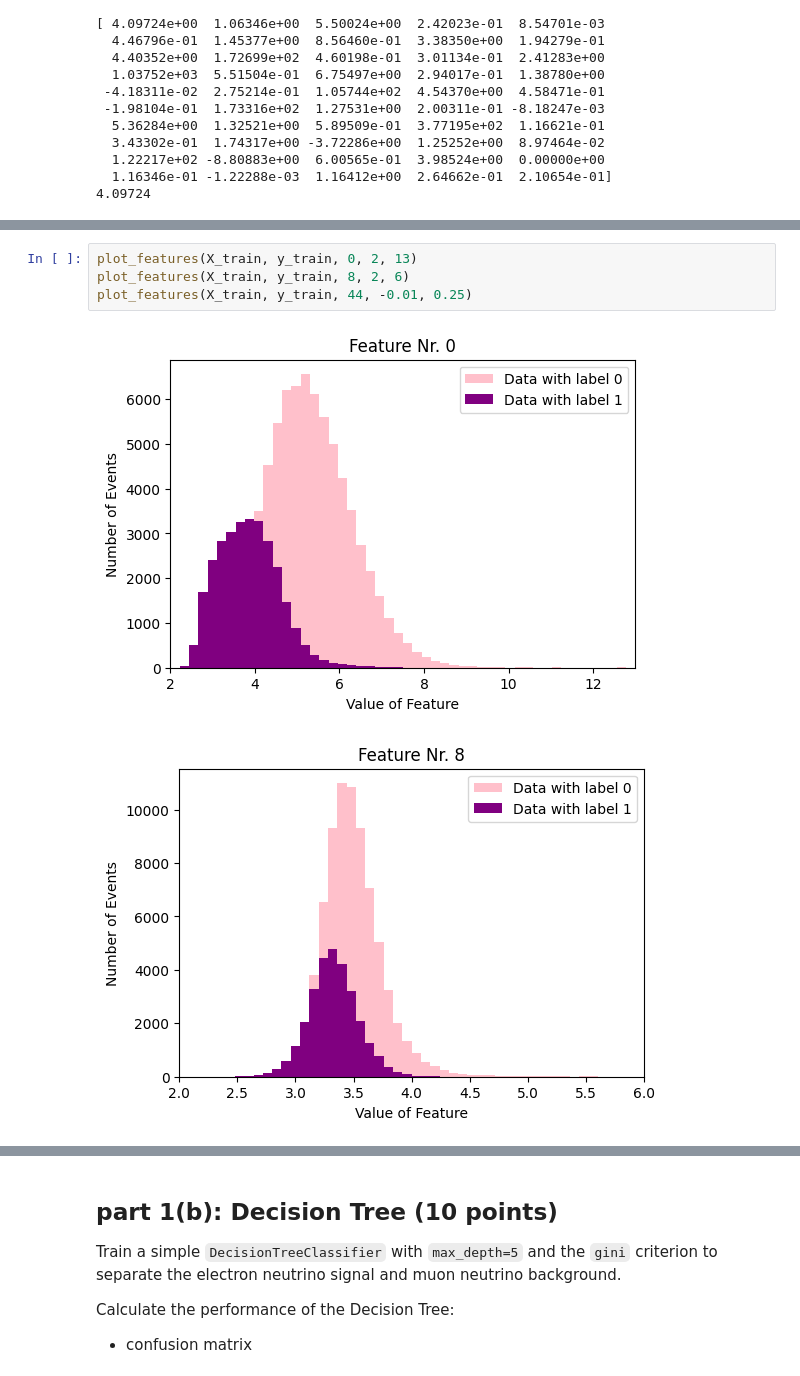
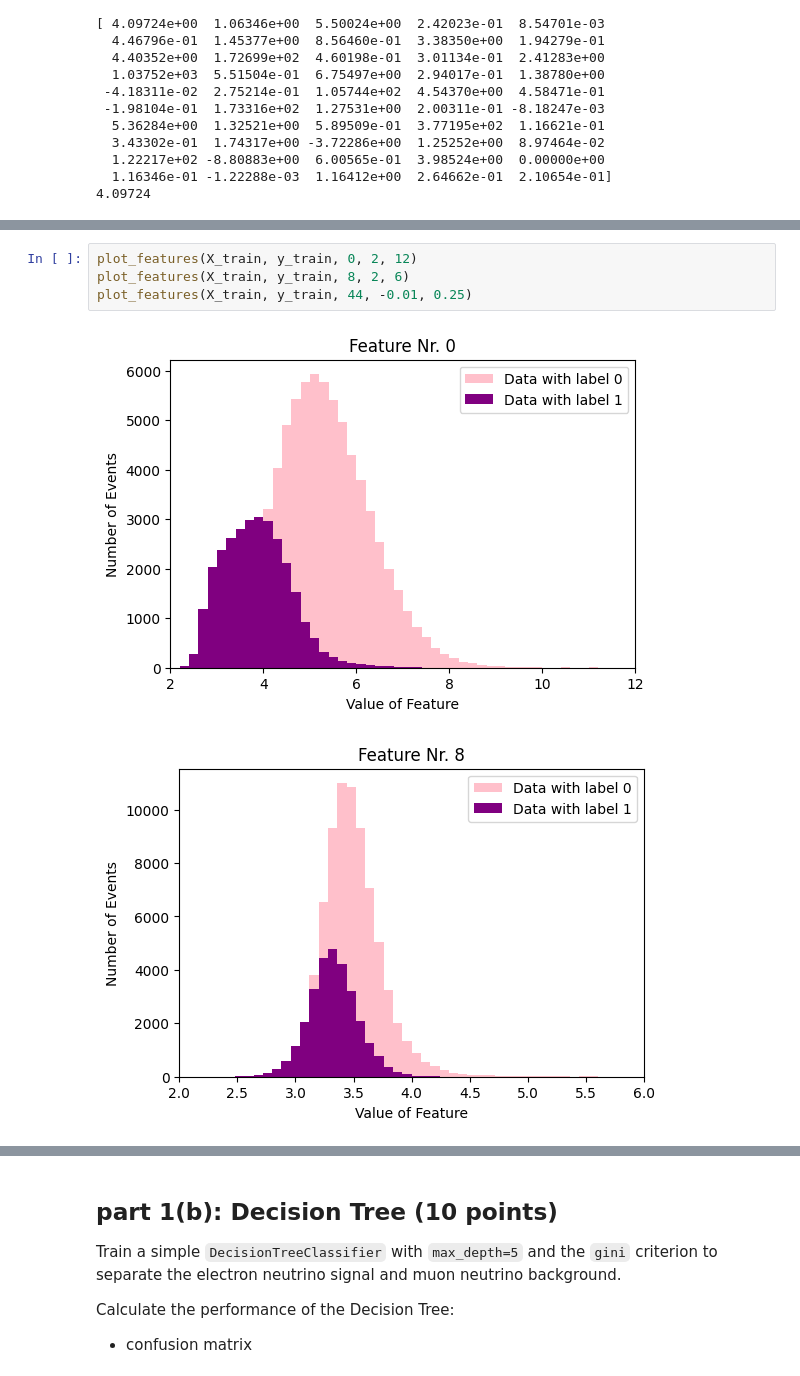
Before and after one commit to lbovet8/phys152-2026, a Jupyter notebook: Exercises/Homework-2.ipynb, the cells around one changed output, grey strips where cells are left out. Saved outputs shown, nothing was run; the diff lists cells and outputs as text.

```diff
--- a/Exercises/Homework-2.ipynb
+++ b/Exercises/Homework-2.ipynb
@@ -75,11 +117,11 @@ def plot_features(training_input_data, training_output_data, feature_int, x_min,
   plt.title(f"Feature Nr. {feature_int}")
   plt.show()
 # %%
-plot_features(X_train, y_train, 0, 2, 13)
+plot_features(X_train, y_train, 0, 2, 12)
 plot_features(X_train, y_train, 8, 2, 6)
 plot_features(X_train, y_train, 44, -0.01, 0.25)
 # %% [output]
-[figure, old version]
+[figure, new version]
 [figure]
 [figure]
 # %% [markdown]
```
Also changed, not shown: parts of 11 cells of this notebook.
